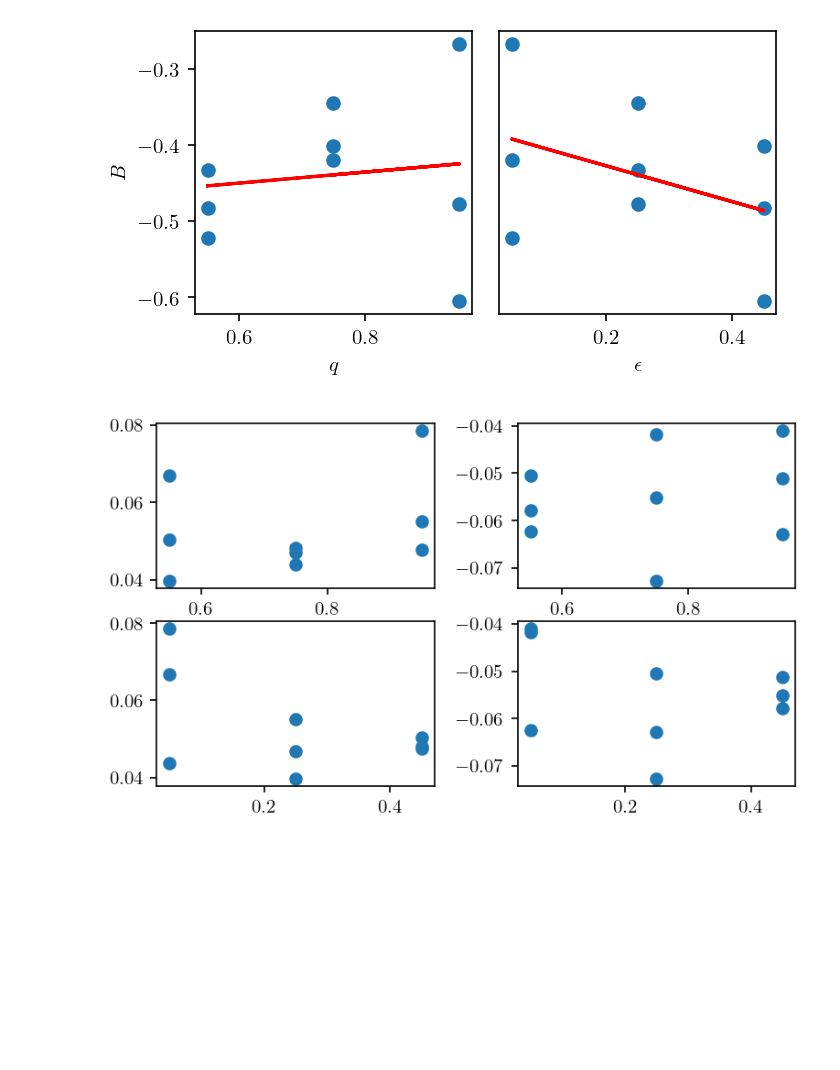
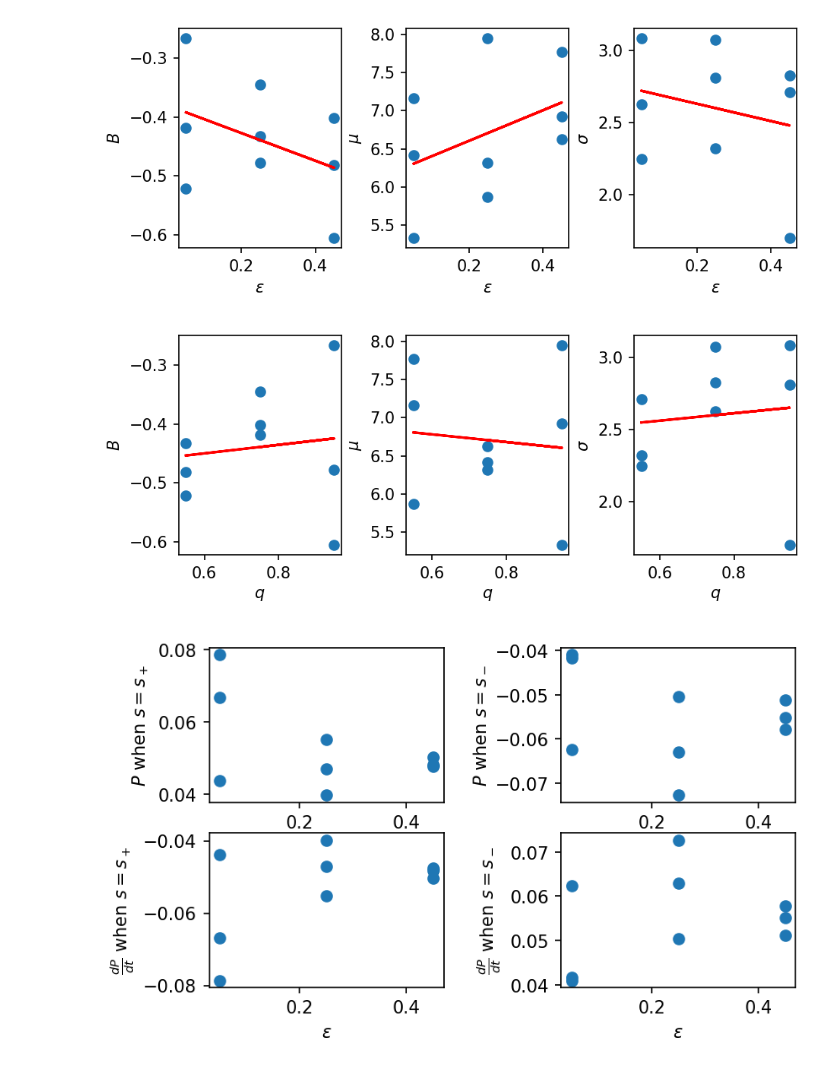
Before and after one commit to kalburge/stock-predict, a Jupyter notebook: analysis.ipynb, the cells around one changed output. Cells and saved outputs as stored; diff of their text form; code cells hidden in the pictures; blank space fills up the shorter version.

```diff
--- a/analysis.ipynb
+++ b/analysis.ipynb
@@ -13,7 +13,7 @@ rc('text', usetex=True)
 rc('font', family='sans-serif')
 # %%
 numBlocks = 9
-path = 'pavlovia_data'
+path = 'pavlovia_data/'
 # %%
 def load(filepath):
     df = pd.read_csv(filepath)
@@ -26,6 +26,7 @@ def load(filepath):
     df.drop(columns = 'index', inplace=True)
     df["commit"] = [1 if resp == 'up' or resp == 'down' else 0 for resp in df['resp.keys']]
     df["resp.keys"] = [1 if resp == 'up' else -1 if resp == 'down' else 0 for resp in df['resp.keys']]
+    df["dPrice_dt"] = np.diff(df['price'], append=0)
     return df
 # %%
 def convert_to_bursty(choice, idx):
@@ -167,8 +266,10 @@ FileNotFoundError: [Errno 2] No such file or directory: 'VSK_data_0706.csv'
 # %%
-ZA = load('ZA_data_0706.csv')
-plot_bursty(ZA)
+ZA = load(path+'ZA_data_0706.csv')
+plot_eps(ZA)
+plot_q(ZA)
 get_threshold(ZA)
 # %% [output]
-[figure, old version]
+[figure, new version]
-[figure, old version]
+[figure, new version]
+[figure, added]
 # %%
```
Also changed, not shown: parts of 9 cells of this notebook.
